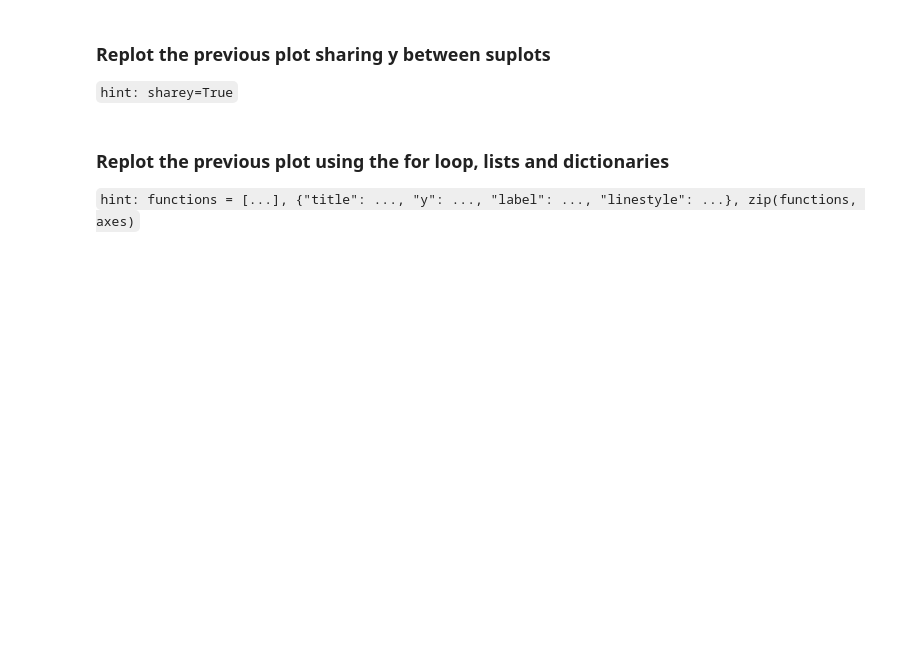
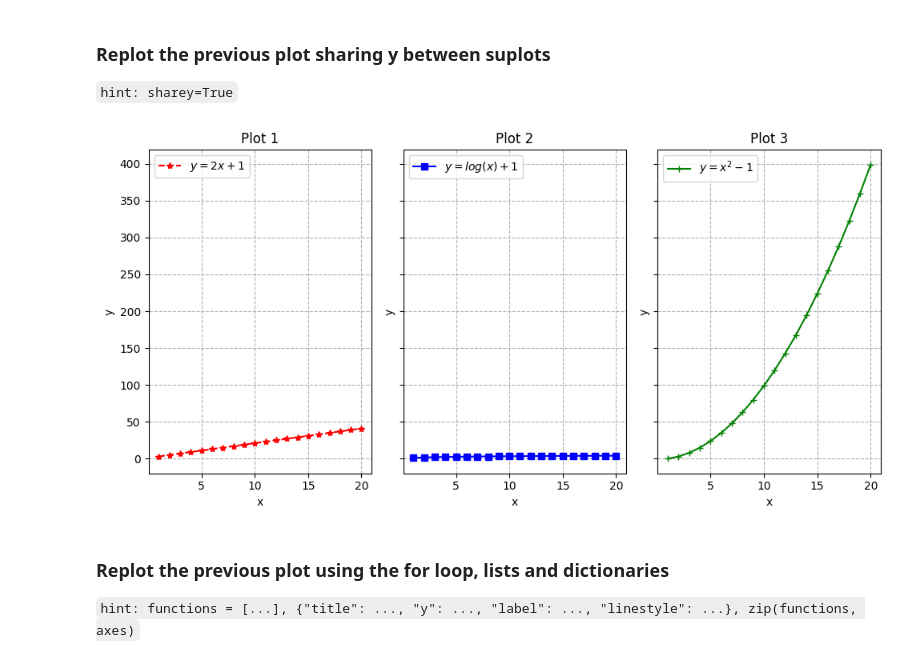
Before and after one commit to SimoRinaldi/Machine-Learning-Uni, a Jupyter notebook: 04-Matplotlib-Exercises.ipynb, the cells around one changed output. Cells and saved outputs as stored; diff of their text form; code cells hidden in the pictures; blank space fills up the shorter version.

```diff
--- a/04-Matplotlib-Exercises.ipynb
+++ b/04-Matplotlib-Exercises.ipynb
@@ -33,10 +33,10 @@ Populating the interactive namespace from numpy and matplotlib
 - Plot the legend with the formula in latex version (`r"$ ... $"`)
 - Set a dashed grid
 # %%
-points = np.arange(1,21,1)
+x = np.arange(1,21,1)
 plt.figure(figsize=(10,5))
-plt.plot(points, 2*points + 1, 'r--', label="$y=2x+1$")
-plt.plot(points, 2*points + 1, '*')
+plt.plot(x, 2*x + 1, 'r--', label="$y=2x+1$")
+plt.plot(x, 2*x + 1, '*')
 plt.xlabel('x')
 plt.ylabel('y')
 plt.title('Plot title')
@@ -121,6 +121,36 @@ fig.tight_layout()
 # %% [markdown]
 ### Replot the previous plot sharing y between suplots
 `hint: sharey=True`
+# %%
+fig, axes = plt.subplots(nrows=1, ncols=3, figsize=(10,5), sharey=True)
+
+y = 2*x+1
+axes[0].plot(x, y, 'r*--', label="$y=2x+1$")
+axes[0].set_title('Plot 1')
+axes[0].set_xlabel('x')
+axes[0].set_ylabel('y')
+axes[0].grid(True, linestyle='--')
+axes[0].legend(loc=2)
+
+y = np.log(x)+1
+axes[1].plot(x, y, 'bs-', label="$y=log(x)+1$")
+axes[1].set_title('Plot 2')
+axes[1].set_xlabel('x')
+axes[1].set_ylabel('y')
+axes[1].grid(True, linestyle='--')
+axes[1].legend(loc=2)
+
+y = x**2-1
+axes[2].plot(x, y, 'g+-', label="$y=x^2-1$")
+axes[2].set_title('Plot 3')
+axes[2].set_xlabel('x')
+axes[2].set_ylabel('y')
+axes[2].grid(True, linestyle='--')
+axes[2].legend(loc=2)
+
+fig.tight_layout()
+# %% [output]
+[figure, added]
 # %% [markdown]
 ### Replot the previous plot using the for loop, lists and dictionaries
 `hint: functions = [...], {"title": ..., "y": ..., "label": ..., "linestyle": ...}, zip(functions, axes)`
```
Also changed, not shown: parts of 10 cells of this notebook.
